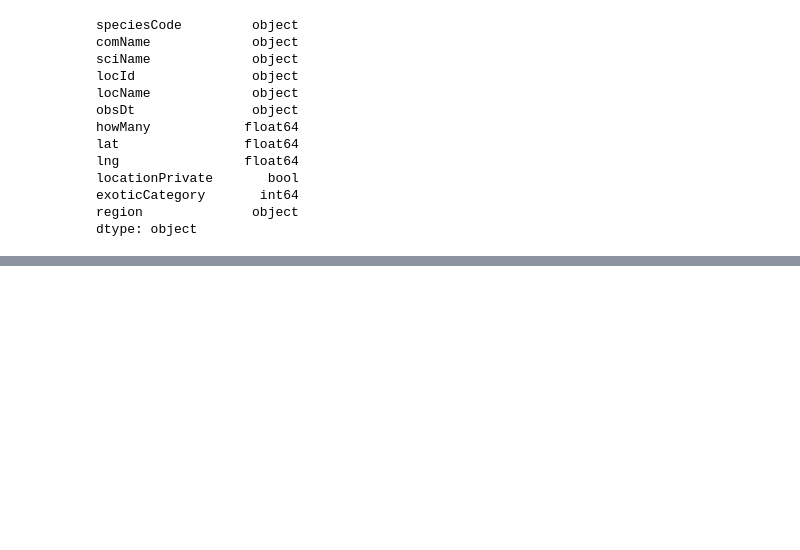
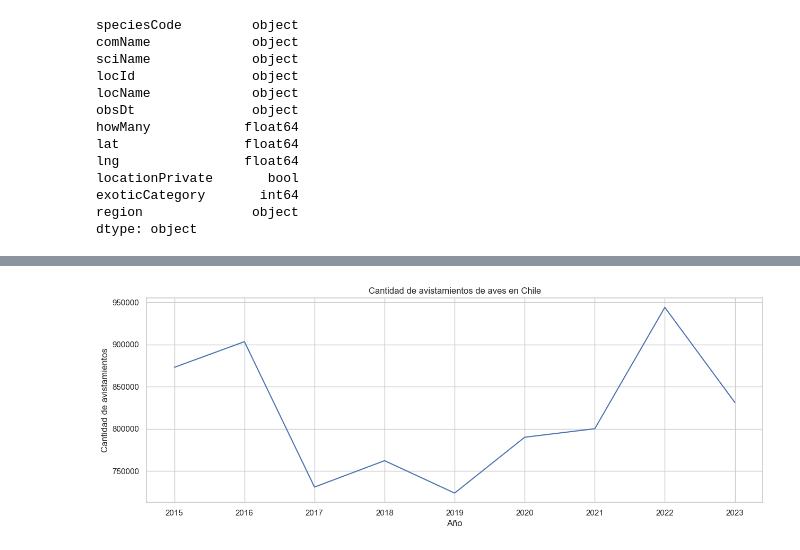
Before and after one commit to ymotomy/Proyecto-IMT2200, a Jupyter notebook: Pandemia.ipynb, the cells around one changed output, grey strips where cells are left out. Saved outputs shown, nothing was run; the diff lists cells and outputs as text; code cells hidden in the pictures; blank space fills up the shorter version.

Commit message:
Predict Pandemia

```diff
--- a/Pandemia.ipynb
+++ b/Pandemia.ipynb
@@ -224,0 +274,25 @@ plt.show()
+# %%
+# Ahora con estos datos realizaremos una prediccion para el año 2023
+# Primero, importaremos la libreria de sklearn
+from sklearn.model_selection import train_test_split
+from sklearn.linear_model import LinearRegression
+from sklearn.metrics import mean_squared_error, r2_score
+
+X = df_total_predict[["year"]].values.reshape(-1, 1)
+y = df_total_predict["howMany"]
+
+# Dividiremos los datos en train y test
+X_train, X_test, y_train, y_test = train_test_split(X, y, test_size=0.2, random_state=0)
+
+# Crear y entrenar el modelo
+model = LinearRegression()
+model.fit(X_train, y_train)
+
+# Realizar una prediccion
+y_pred = model.predict(X_test)
+
+# Predecir para el 2023 y 2024
+y_pred_2023 = model.predict([[2023]])
+y_pred_2024 = model.predict([[2024]])
+
+print("Prediccion para el año 2023: ", y_pred_2023)
@@ -224,0 +301,8 @@ plt.show()
+# %%
+# Unimos el año 2023 en el df
+df_2023 = pd.DataFrame(columns=["year", "howMany"])
+df_2023["year"] = [2023]
+df_2023["howMany"] = y_pred_2023
+df_total_predict = pd.concat([df_total_predict, df_2023])
+df_total_predict = df_total_predict.reset_index(drop=True)
+df_total_predict
@@ -224,0 +320,11 @@ plt.show()
+# %%
+# Graficaremos el df_total_predict
+sns.set_theme(style="whitegrid")
+plt.figure(figsize=(15, 5))
+sns.lineplot(data=df_total_predict, x="year", y="howMany")
+plt.title("Cantidad de avistamientos de aves en Chile")
+plt.xlabel("Año")
+plt.ylabel("Cantidad de avistamientos")
+plt.show()
+# %% [output]
+[figure, added]
```
Also changed, not shown: parts of 18 cells of this notebook.
